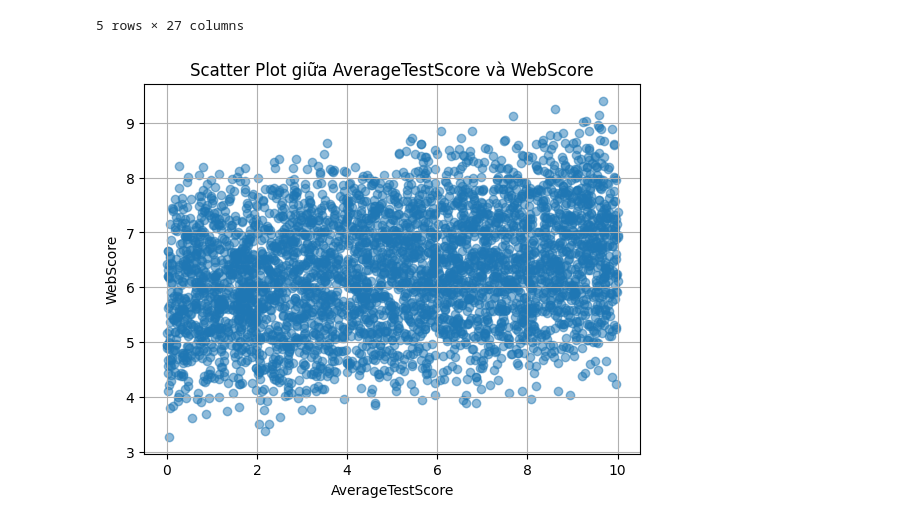
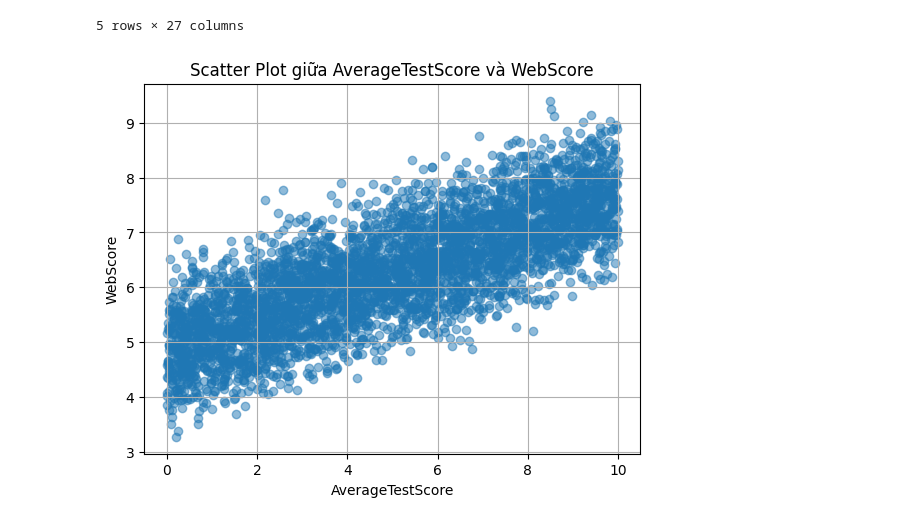
Before and after one commit to ChauCongTu/ChauQueNhon_DoAnTotNghiep, a Jupyter notebook: prediction_model/test.ipynb, the cells around one changed output. Saved outputs shown, nothing was run; the diff lists cells and outputs as text; code cells hidden in the pictures.

```diff
--- a/prediction_model/test.ipynb
+++ b/prediction_model/test.ipynb
@@ -16,11 +16,11 @@ data.head()
 # %%
 import matplotlib.pyplot as plt
 
-plt.scatter(data['AverageExerciseScore'], data['PredictScore'], alpha=0.5)
+plt.scatter(data['AverageTestScore'], data['PredictScore'], alpha=0.5)
 plt.title('Scatter Plot giữa AverageTestScore và WebScore')
 plt.xlabel('AverageTestScore')
 plt.ylabel('WebScore')
 plt.grid(True)
 plt.show()
 # %% [output]
-[figure, old version]
+[figure, new version]
```
Also changed, not shown: 22 other files.
